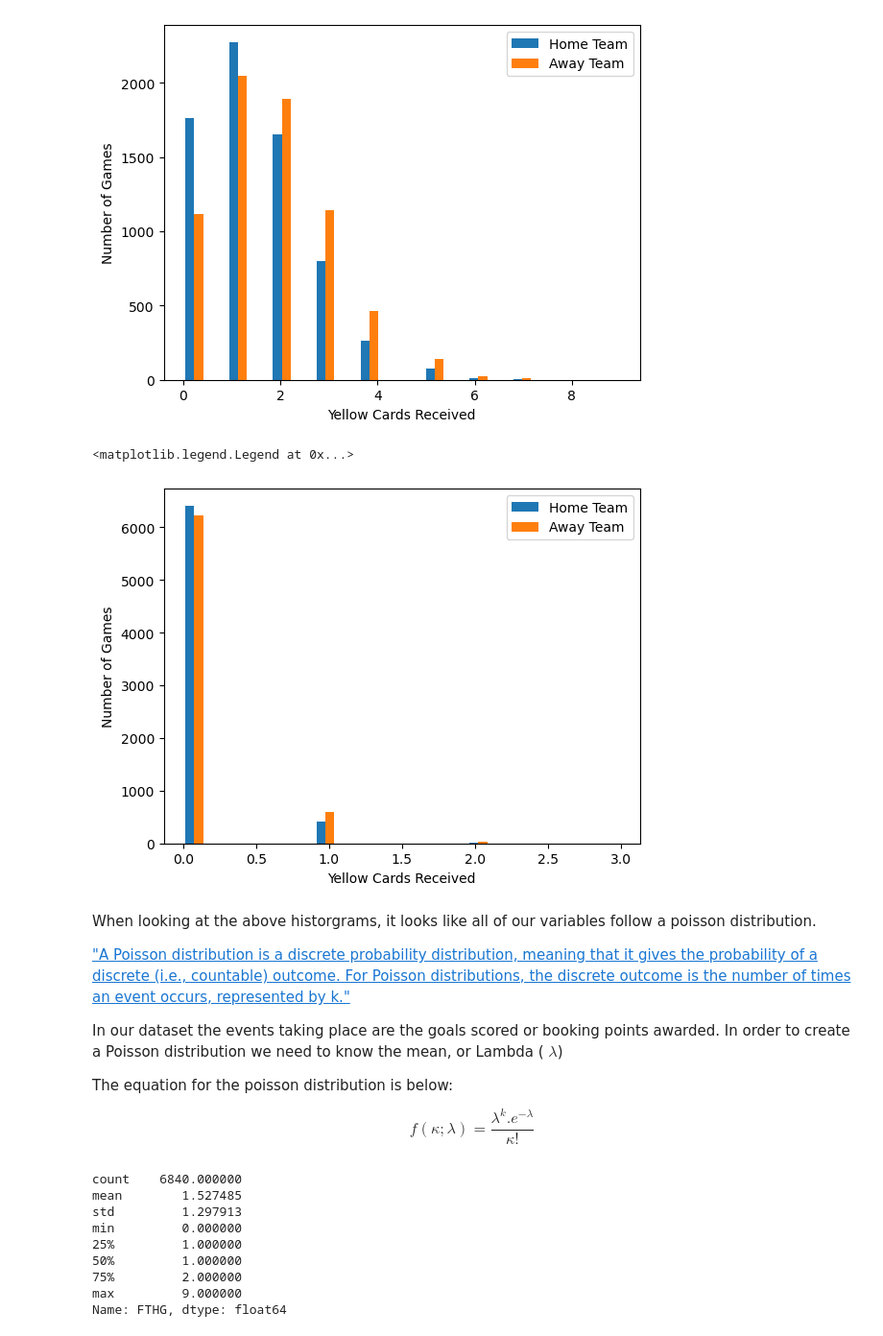
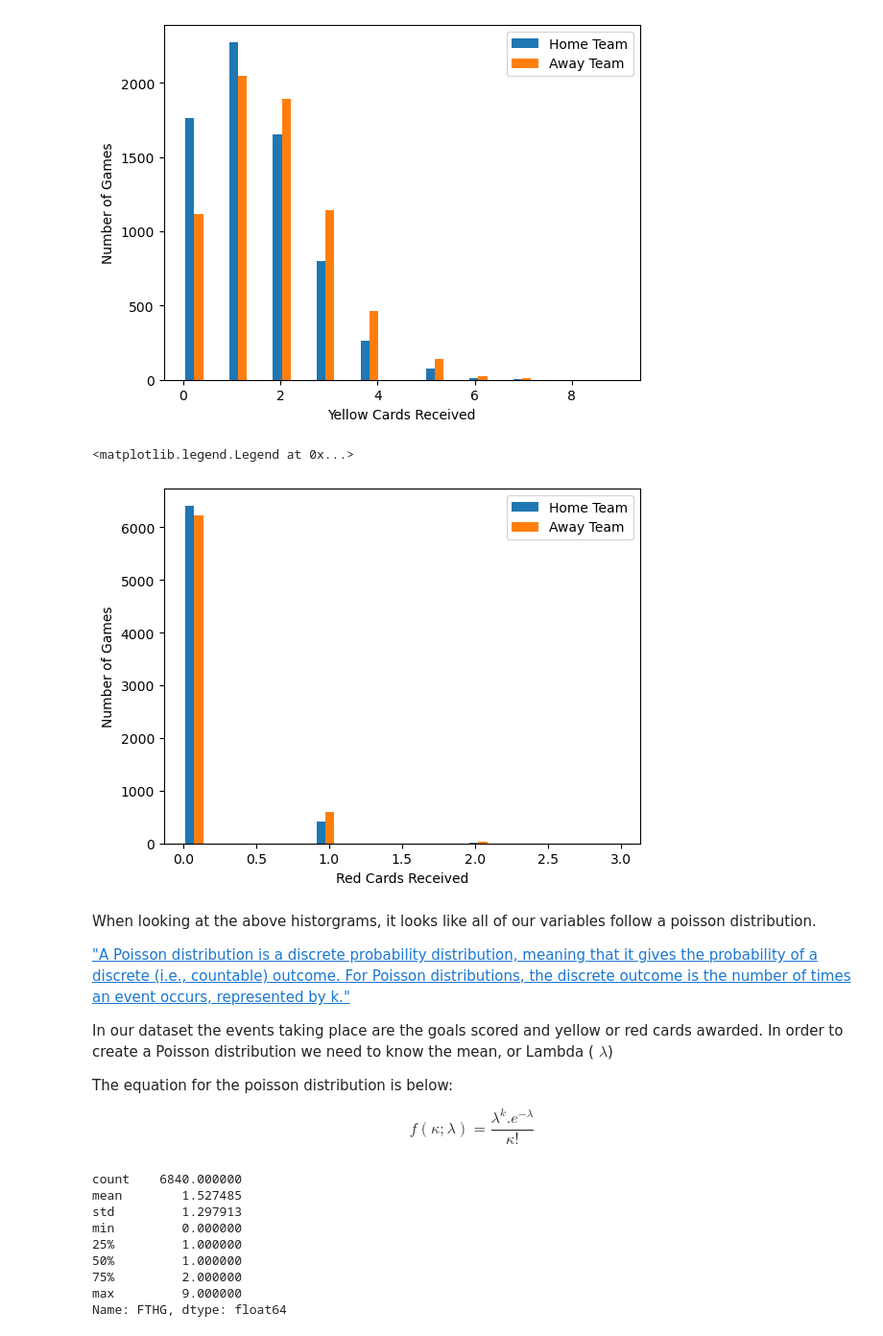
Before and after one commit to Kevin002023/PFDA-Assignment, a Jupyter notebook: PFDA -Assignment.ipynb, the cells around one changed output. Shown: that part at 96% size. Cells and saved outputs as stored; diff of their text form; code cells hidden in the pictures.

Commit message:
new dataset

```diff
--- a/PFDA -Assignment.ipynb
+++ b/PFDA -Assignment.ipynb
@@ -162,20 +164,20 @@ plt.legend()
 # %%
 #Create a histogram showing the distribution of yellow cards received both home and away
 
 plt.hist([home_r, away_r], 20, label = ['Home Team', 'Away Team'])
 
 plt.ylabel("Number of Games")
-plt.xlabel("Yellow Cards Received")
+plt.xlabel("Red Cards Received")
 plt.legend()
 # %% [output]
 <matplotlib.legend.Legend at 0x...>
-[figure, old version]
+[figure, new version]
 # %% [markdown]
 When looking at the above historgrams, it looks like all of our variables follow a poisson distribution.
 
 ["A Poisson distribution is a discrete probability distribution, meaning that it gives the probability of a discrete (i.e., countable) outcome. For Poisson distributions, the discrete outcome is the number of times an event occurs, represented by k."](https://www.scribbr.com/statistics/poisson-distribution/#:~:text=A%20Poisson%20distribution%20is%20a,the%20mean%20number%20of%20events.)
 
-In our dataset the events taking place are the goals scored or booking points awarded.  In order to create a Poisson distribution we need to know the mean, or Lambda ( $\lambda$)
+In our dataset the events taking place are the goals scored and yellow or red cards awarded.  In order to create a Poisson distribution we need to know the mean, or Lambda ( $\lambda$)
 
 The equation for the poisson distribution is below:
 
```
Also changed, not shown: parts of 28 cells of this notebook.
